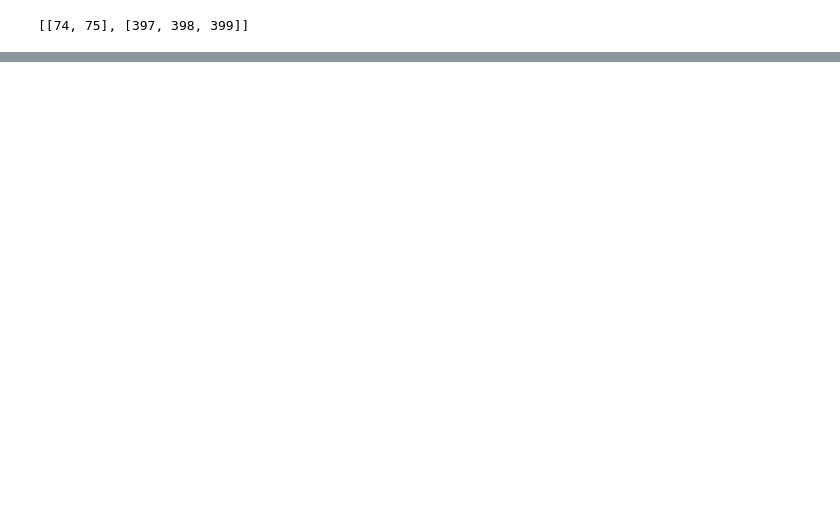
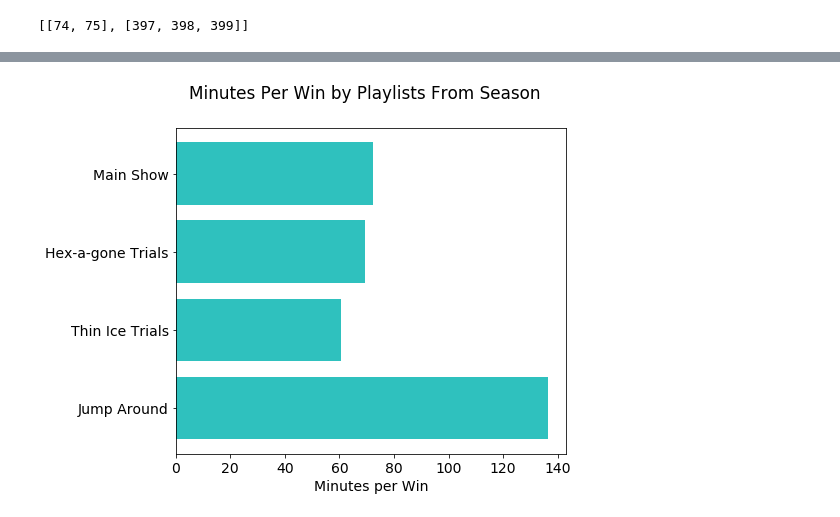
Before and after one commit to jvmohr/FallGuysCharts, a Jupyter notebook: Fall Guys Data Exploration.ipynb, the cells around one changed output, grey strips where cells are left out. Saved outputs shown, nothing was run; the diff lists cells and outputs as text; code cells hidden in the pictures; blank space fills up the shorter version.

```diff
--- a/Fall Guys Data Exploration.ipynb
+++ b/Fall Guys Data Exploration.ipynb
@@ -293,0 +322,5 @@ for special_show in special_shows:
+# %%
+# Get a bar chart for minutes per win per playlist from a season
+fgv.seasonPlaylistMinutesPerWinBar(shows_df, season=3)
+# %% [output]
+[figure, added]
```
Also changed, not shown: parts of 31 cells of this notebook, 5 other files.
